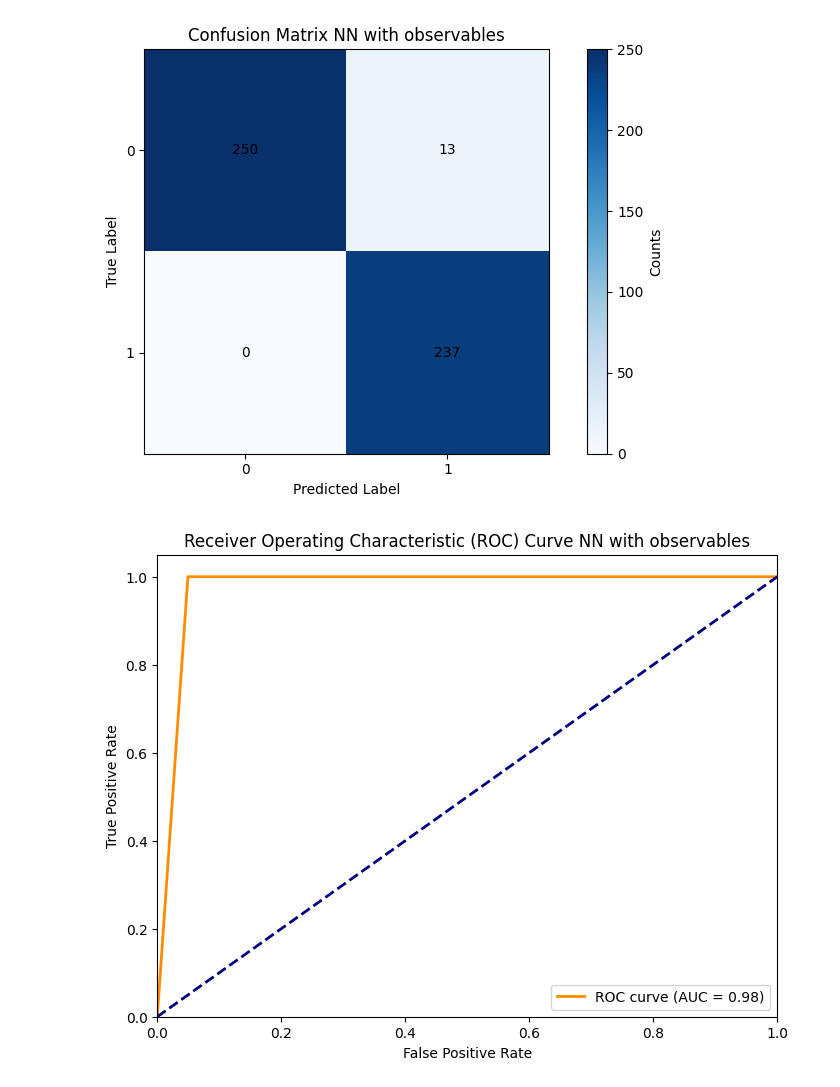
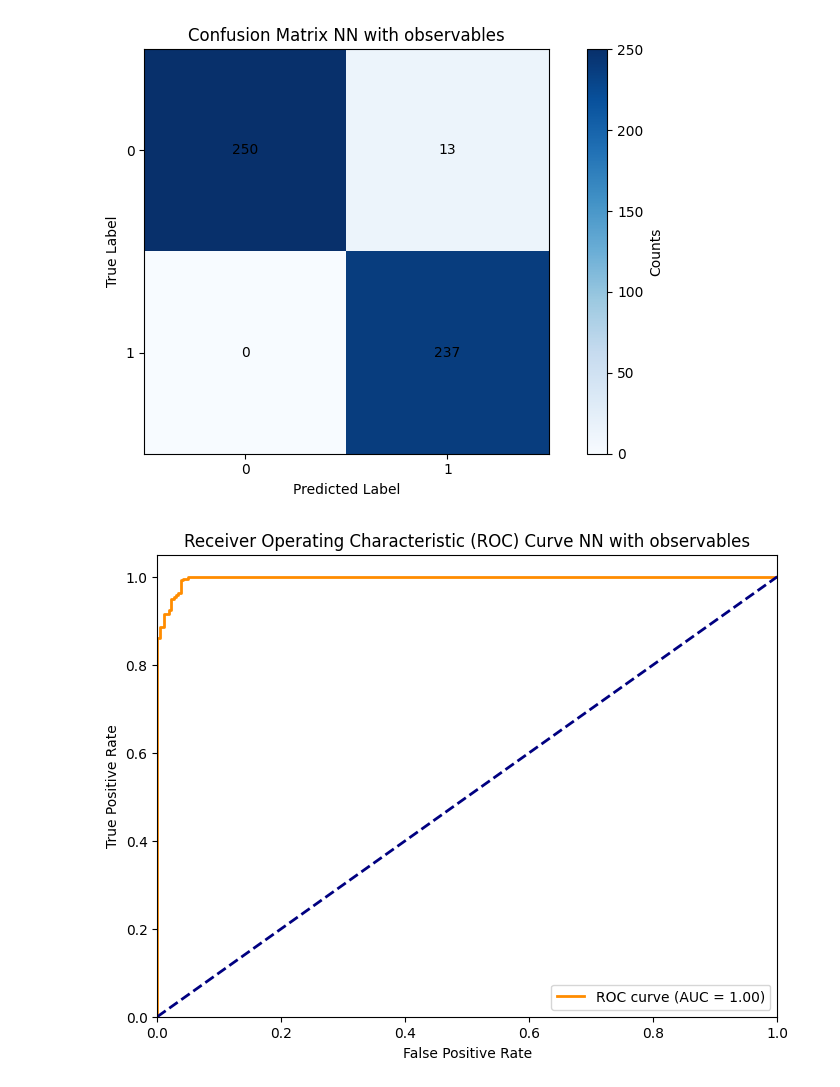
Before and after one commit to Brusa99/EntanglementDetectionQML, a Jupyter notebook: classic/Classic_NN_obs.ipynb, the cells around one changed output. Cells and saved outputs as stored; diff of their text form; code cells hidden in the pictures.

```diff
--- a/classic/Classic_NN_obs.ipynb
+++ b/classic/Classic_NN_obs.ipynb
@@ -274,21 +274,21 @@ plt.show()
 [figure]
 # %%
 # Calculate false positive rate, true positive rate, and thresholds
-fpr, tpr, thresholds = roc_curve(y_test, predictions_np)
+fpr, tpr, thresholds = roc_curve(y_test, predictions[:,1])
 
 # Calculate Area Under the ROC Curve (AUC)
 roc_auc = auc(fpr, tpr)
 
 # Plot ROC curve
 plt.figure(figsize=(8, 6))
 plt.plot(fpr, tpr, color='darkorange', lw=2, label=f'ROC curve (AUC = {roc_auc:.2f})')
 plt.plot([0, 1], [0, 1], color='navy', lw=2, linestyle='--')
 plt.xlim([0.0, 1.0])
 plt.ylim([0.0, 1.05])
 plt.xlabel('False Positive Rate')
 plt.ylabel('True Positive Rate')
 plt.title('Receiver Operating Characteristic (ROC) Curve NN with observables')
 plt.legend(loc='lower right')
 plt.show()
 # %% [output]
-[figure, old version]
+[figure, new version]
```
Also changed, not shown: 1 other file.
